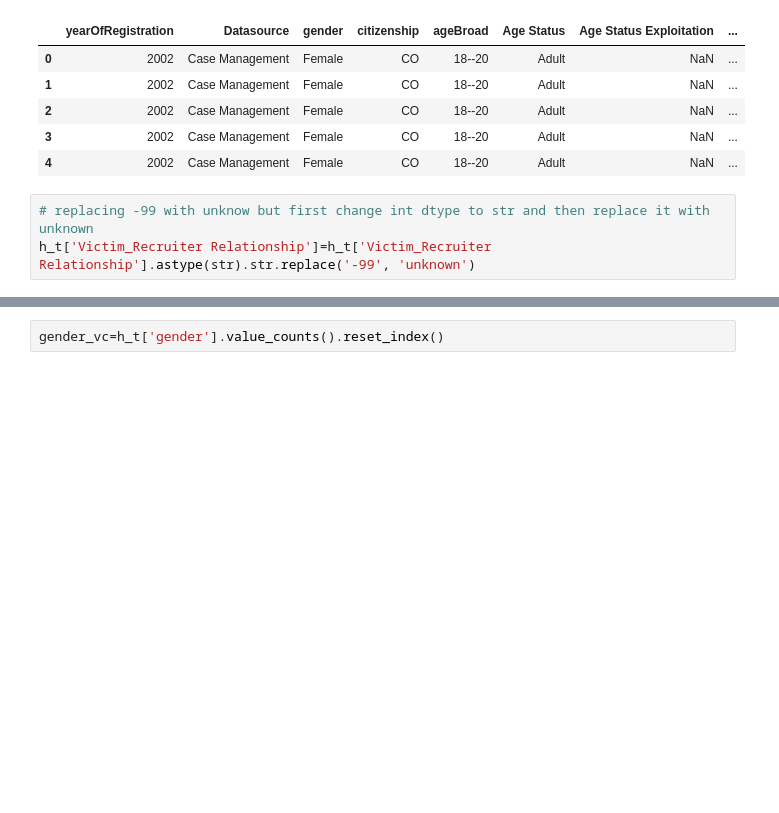
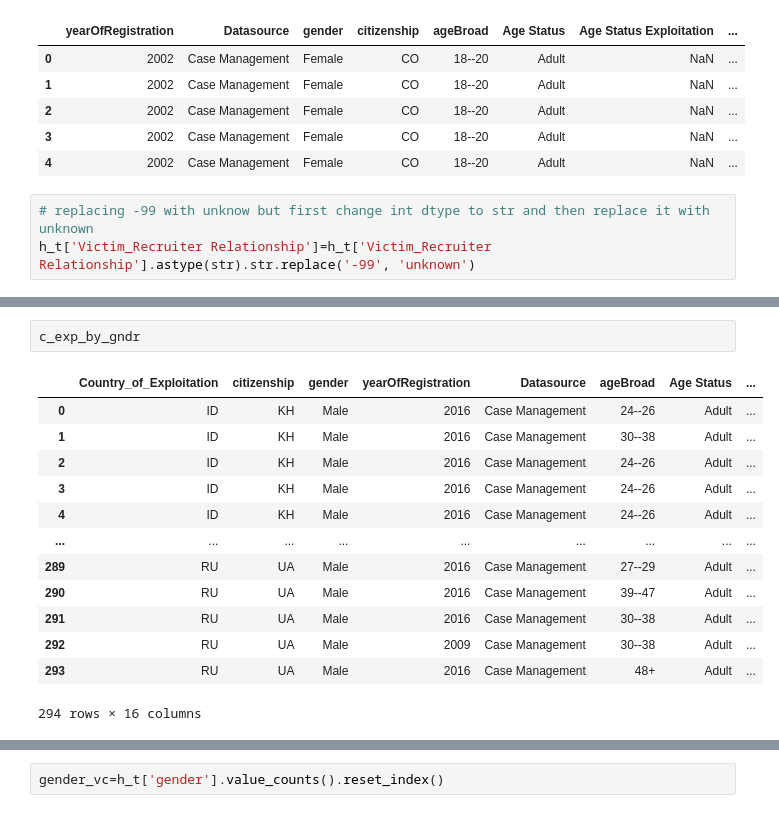
Before and after one commit to ksobiya/Human_Trafficking, a Jupyter notebook: Notebook/Human_Trafficking_full .ipynb, the cells around one changed output, grey strips where cells are left out. Saved outputs shown, nothing was run; the diff lists cells and outputs as text; blank space fills up the shorter version.

```diff
--- a/Notebook/Human_Trafficking_full .ipynb
+++ b/Notebook/Human_Trafficking_full .ipynb
@@ -146,0 +230,16 @@ h_t.head()
+# %%
+c_exp_by_gndr
+# %% [output]
+|  | Country_of_Exploitation | citizenship | gender | yearOfRegistration | Datasource | ageBroad | Age Status | ... |
+| 0 | ID | KH | Male | 2016 | Case Management | 24--26 | Adult | ... |
+| 1 | ID | KH | Male | 2016 | Case Management | 30--38 | Adult | ... |
+| 2 | ID | KH | Male | 2016 | Case Management | 24--26 | Adult | ... |
+| 3 | ID | KH | Male | 2016 | Case Management | 24--26 | Adult | ... |
+| 4 | ID | KH | Male | 2016 | Case Management | 24--26 | Adult | ... |
+| ... | ... | ... | ... | ... | ... | ... | ... | ... |
+| 289 | RU | UA | Male | 2016 | Case Management | 27--29 | Adult | ... |
+| 290 | RU | UA | Male | 2016 | Case Management | 39--47 | Adult | ... |
+| 291 | RU | UA | Male | 2016 | Case Management | 30--38 | Adult | ... |
+| 292 | RU | UA | Male | 2009 | Case Management | 30--38 | Adult | ... |
+| 293 | RU | UA | Male | 2016 | Case Management | 48+ | Adult | ... |
+294 rows × 16 columns
```
Also changed, not shown: parts of 18 cells of this notebook, 2 other files.
